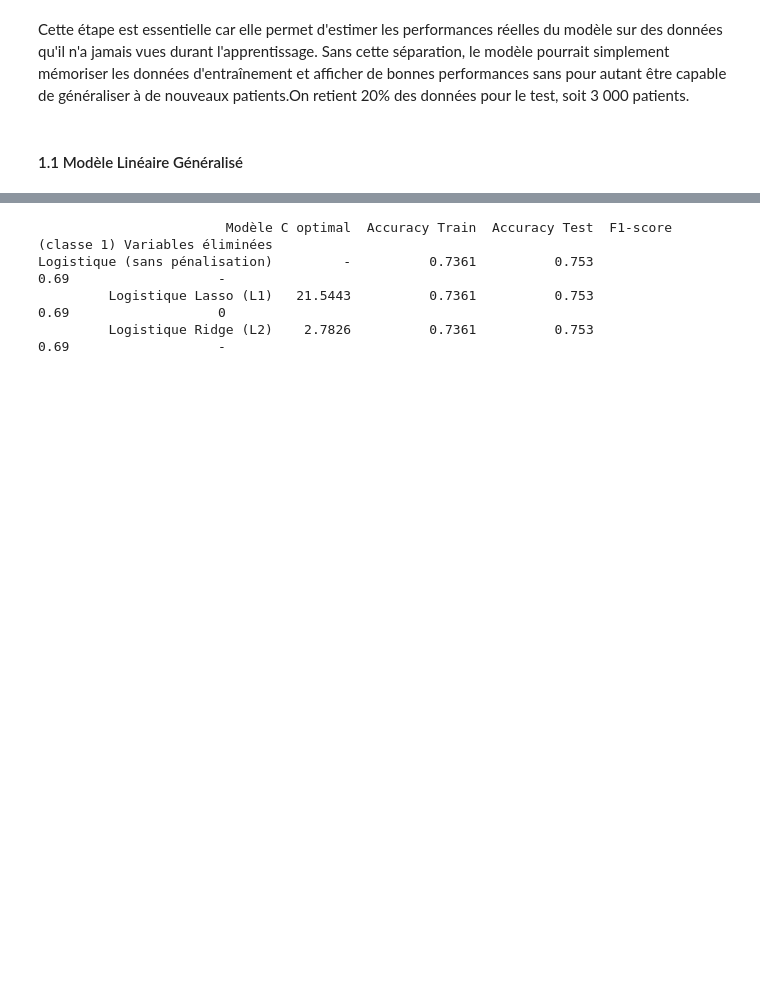
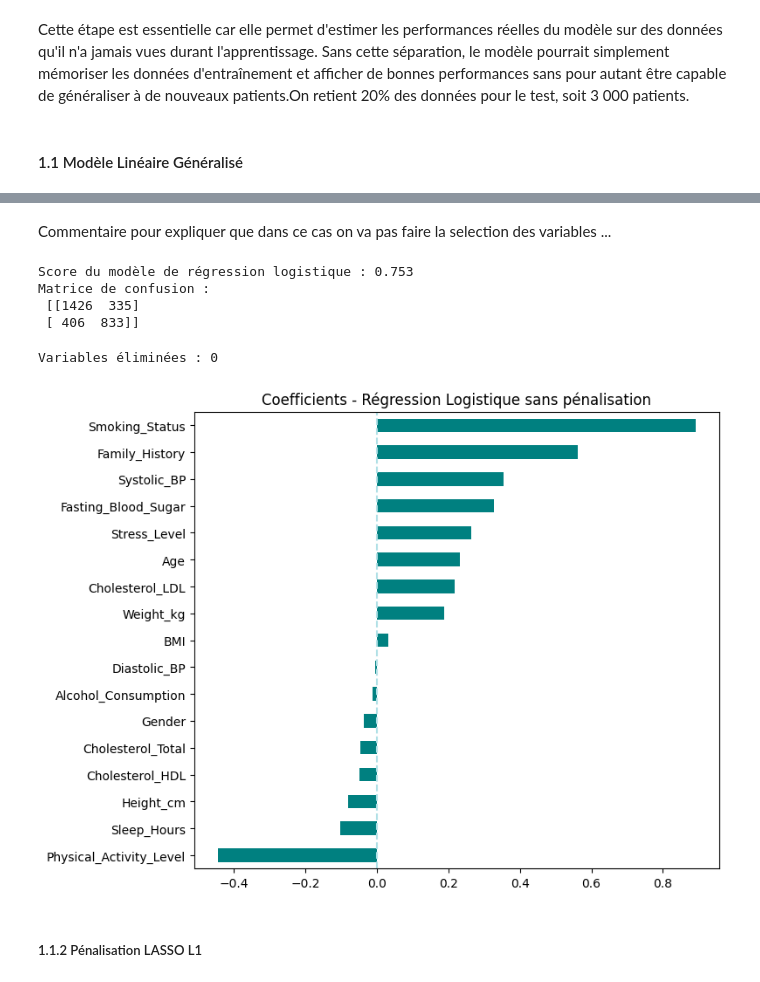
Before and after one commit to AhmedBousbih/Projet-Machine-learning, a Jupyter notebook: Projet_ML_py.ipynb, the cells around one changed output, grey strips where cells are left out. Drawn from its saved outputs; the diff is of its cells as text; code cells hidden in the pictures; blank space fills up the shorter version.

Commit message:
RegressionLo

```diff
--- a/Projet_ML_py.ipynb
+++ b/Projet_ML_py.ipynb
@@ -220,28 +120,0 @@ Variables conservées : 17
-# %%
-# ── Régression Logistique avec pénalisation L2 ────────────────
-# L2 est le penalty par défaut de LogisticRegressionCV
-log_ridge = LogisticRegressionCV(
-    penalty='l2',
-    solver='saga',
-    cv=10,
-    max_iter=1000,
-    random_state=randomseed
-)
-log_ridge.fit(X_train_scaled, y_train)
-
-# ── C optimal trouvé par validation croisée ───────────────────
-print(f"C optimal : {log_ridge.C_[0]:.4f}")
-
-# ── Prédictions ───────────────────────────────────────────────
-y_pred_train_ridge = log_ridge.predict(X_train_scaled)
-y_pred_test_ridge  = log_ridge.predict(X_test_scaled)
-
-# ── Performances ──────────────────────────────────────────────
-print(f"Accuracy Train : {accuracy_score(y_train, y_pred_train_ridge):.4f}")
-print(f"Accuracy Test  : {accuracy_score(y_test, y_pred_test_ridge):.4f}")
-print("\nMatrice de confusion (Test) :")
-print(confusion_matrix(y_test, y_pred_test_ridge))
-print("\nRapport de classification :")
-print(classification_report(y_test, y_pred_test_ridge))
-
-# ── Coefficients ────────────────
@@ -266,21 +121,28 @@ weighted avg       0.75      0.75      0.75      3000
-# %%
-# ── Tableau comparatif des 3 modèles ─────────────────────────
-resultats_logit = pd.DataFrame({
-    "Modèle": [
-        "Logistique (sans pénalisation)",
-        "Logistique Lasso (L1)",
-        "Logistique Ridge (L2)"
-    ],
-    "C optimal": ["-", "21.5443", "2.7826"],
-    "Accuracy Train": [0.7361, 0.7361, 0.7361],
-    "Accuracy Test":  [0.7530, 0.7530, 0.7530],
-    "F1-score (classe 1)": [0.69, 0.69, 0.69],
-    "Variables éliminées": ["-", "0", "-"]
-})
-
-print(resultats_logit.to_string(index=False))
-# %% [output]
-                        Modèle C optimal  Accuracy Train  Accuracy Test  F1-score (classe 1) Variables éliminées
-Logistique (sans pénalisation)         -          0.7361          0.753                 0.69                   -
-         Logistique Lasso (L1)   21.5443          0.7361          0.753                 0.69                   0
-         Logistique Ridge (L2)    2.7826          0.7361          0.753                 0.69                   -
+# %% [markdown]
+Commentaire pour expliquer que dans ce cas on va pas faire la selection des variables ...
+# %%
+ModelLin = LogisticRegression(random_state=randomseed, max_iter=1000)
+ModelLin.fit(Xr_train, y_train)
+score = ModelLin.score(Xr_test, y_test)
+print("Score du modèle de régression logistique :", score)
+y_pred = ModelLin.predict(Xr_test)
+print("Matrice de confusion :\n", confusion_matrix(y_test, y_pred))
+# %% [output]
+Score du modèle de régression logistique : 0.753
+Matrice de confusion :
+ [[1426  335]
+ [ 406  833]]
+# %%
+# Visualisation des oefficients
+coef = pd.Series(ModelLin.coef_[0], index=X.columns)
+print(f"Variables éliminées : {sum(coef == 0)}")
+coef.sort_values().plot(kind='barh', figsize=(8,6), color='teal')
+plt.title("Coefficients - Régression Logistique sans pénalisation")
+plt.axvline(0, color='powderblue', linestyle='--')
+plt.tight_layout()
+plt.show()
+# %% [output]
+Variables éliminées : 0
+[figure, added]
+# %% [markdown]
+##### 1.1.2 Pénalisation LASSO L1
```
Also changed, not shown: parts of 13 cells of this notebook, 1 other file.
